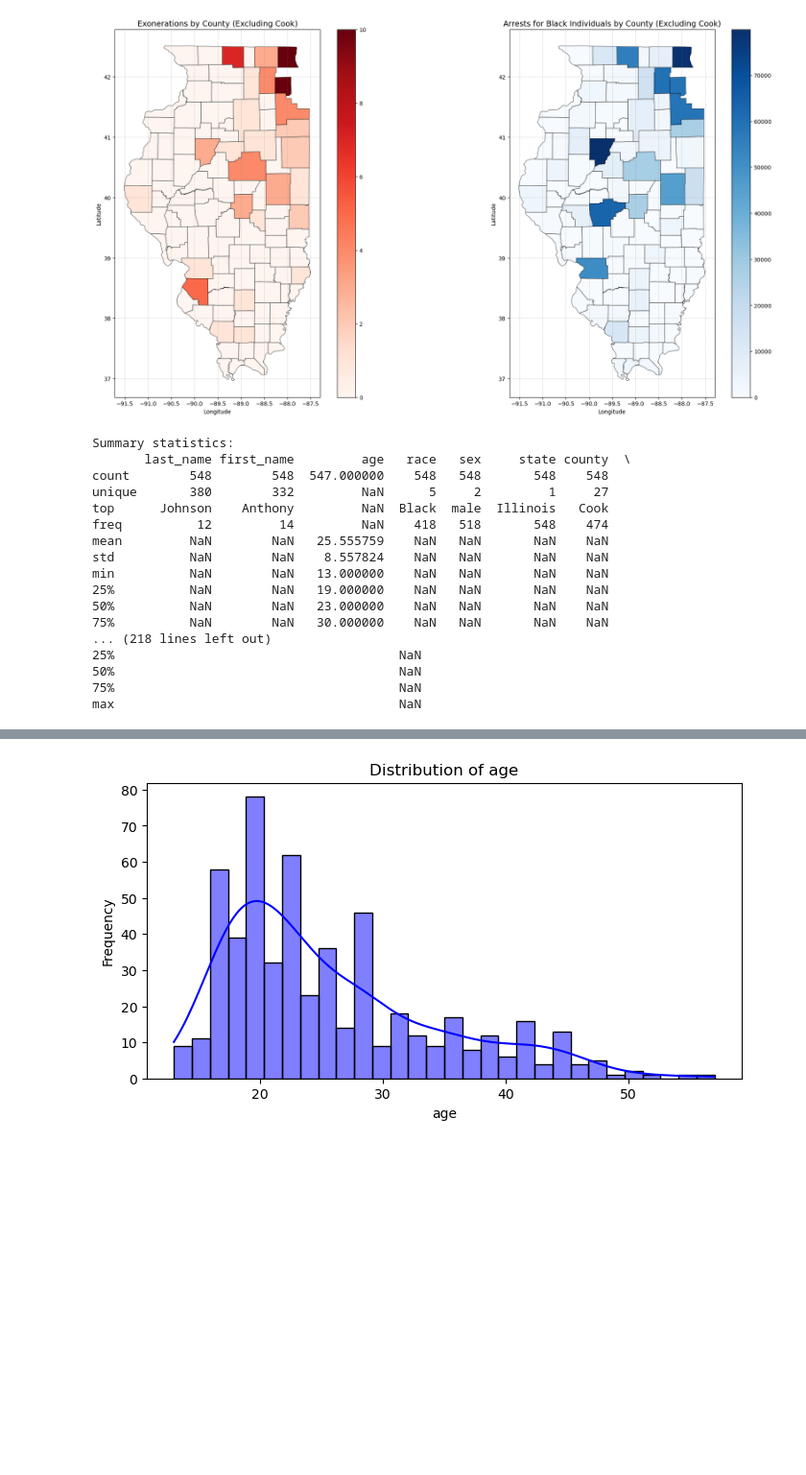
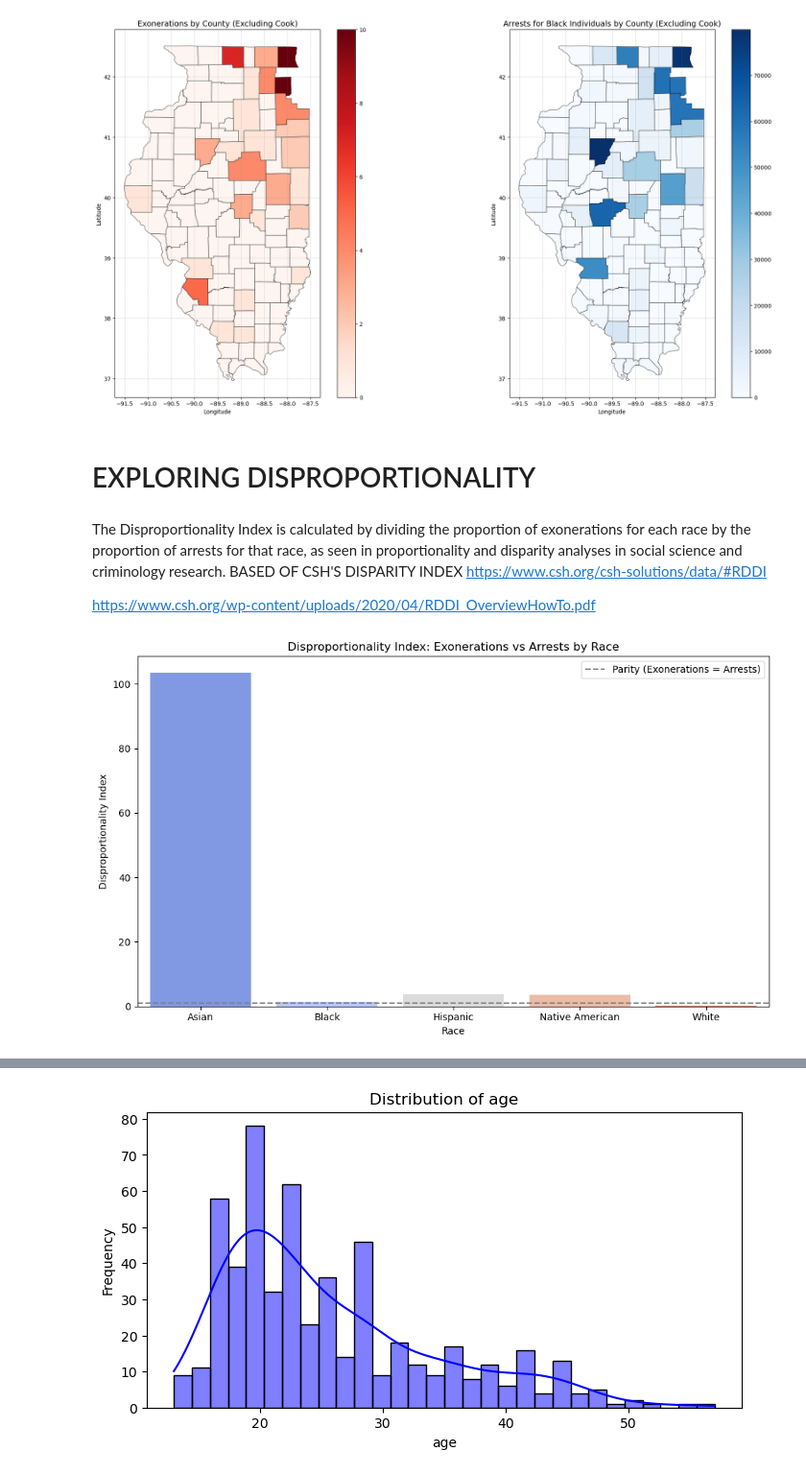
Before and after one commit to courtneyrgreen/dsan5000_final_project, a Jupyter notebook: technical-details/eda/main.ipynb, the cells around one changed output, grey strips where cells are left out. Shown at 96% size. Cells and saved outputs as stored; diff of their text form; code cells hidden in the pictures; blank space fills up the shorter version.

```diff
--- a/technical-details/eda/main.ipynb
+++ b/technical-details/eda/main.ipynb
@@ -369,25 +374,49 @@ axes[1].grid(color='gray', linestyle='--', linewidth=0.5, alpha=0.5)
 plt.show()
 # %% [output]
 [figure]
-# %%
-# Display summary statistics
-print("Summary statistics:")
-print(df.describe(include='all'))
-# %% [output]
-Summary statistics:
-       last_name first_name         age   race   sex     state county  \
-count        548        548  547.000000    548   548       548    548
-unique       380        332         NaN      5     2         1     27
-top      Johnson    Anthony         NaN  Black  male  Illinois   Cook
-freq          12         14         NaN    418   518       548    474
-mean         NaN        NaN   25.555759    NaN   NaN       NaN    NaN
-std          NaN        NaN    8.557824    NaN   NaN       NaN    NaN
-min          NaN        NaN   13.000000    NaN   NaN       NaN    NaN
-25%          NaN        NaN   19.000000    NaN   NaN       NaN    NaN
-50%          NaN        NaN   23.000000    NaN   NaN       NaN    NaN
-75%          NaN        NaN   30.000000    NaN   NaN       NaN    NaN
-... (218 lines left out)
-25%                                      NaN
-50%                                      NaN
-75%                                      NaN
-max                                      NaN
+# %% [markdown]
+# EXPLORING DISPROPORTIONALITY
+# %%
+# Aggregate exoneration counts by race and county
+exonerees_by_race_county = df.groupby(['race', 'county']).size().reset_index(name='exonerees')
+# Merge exonerees and arrests by race and county
+merged_exoneree_arrest = exonerees_by_race_county.merge(
+    aggregated_data_melted, on=['race', 'county'], how='left'
+)
+
+# Fill NaN values in arrests with 0 (in case no arrests are recorded for a county)
+merged_exoneree_arrest['total_arrests'] = merged_exoneree_arrest['total_arrests'].fillna(0)
+# %% [markdown]
+ The Disproportionality Index is calculated by dividing the proportion of exonerations for each race by the proportion of arrests for that race, as seen in proportionality and disparity analyses in social science and criminology research.
+BASED OF CSH'S DISPARITY INDEX
+https://www.csh.org/csh-solutions/data/#RDDI
+
+https://www.csh.org/wp-content/uploads/2020/04/RDDI_OverviewHowTo.pdf
+# %%
+# Calculate total arrests and exonerations by race
+total_arrests_by_race = merged_exoneree_arrest.groupby('race')['total_arrests'].sum()
+total_exonerations_by_race = merged_exoneree_arrest.groupby('race')['exonerees'].sum()
+
+# Calculate percentages
+arrest_percent = total_arrests_by_race / total_arrests_by_race.sum() * 100
+exoneration_percent = total_exonerations_by_race / total_exonerations_by_race.sum() * 100
+
+# Calculate disproportionality index
+disproportionality = (exoneration_percent / arrest_percent).fillna(0)
+
+# Convert to DataFrame for plotting
+disproportionality_df = disproportionality.reset_index()
+disproportionality_df.columns = ['race', 'disproportionality_index']
+
+# Plot disproportionality index
+plt.figure(figsize=(10, 6))
+sns.barplot(data=disproportionality_df, x='race', y='disproportionality_index', palette='coolwarm')
+plt.title("Disproportionality Index: Exonerations vs Arrests by Race")
+plt.xlabel("Race")
+plt.ylabel("Disproportionality Index")
+plt.axhline(1, color='gray', linestyle='--', label="Parity (Exonerations = Arrests)")
+plt.legend()
+plt.tight_layout()
+plt.show()
+# %% [output]
+[figure, added]
```
Also changed, not shown: parts of 11 cells of this notebook, 5 other files.
